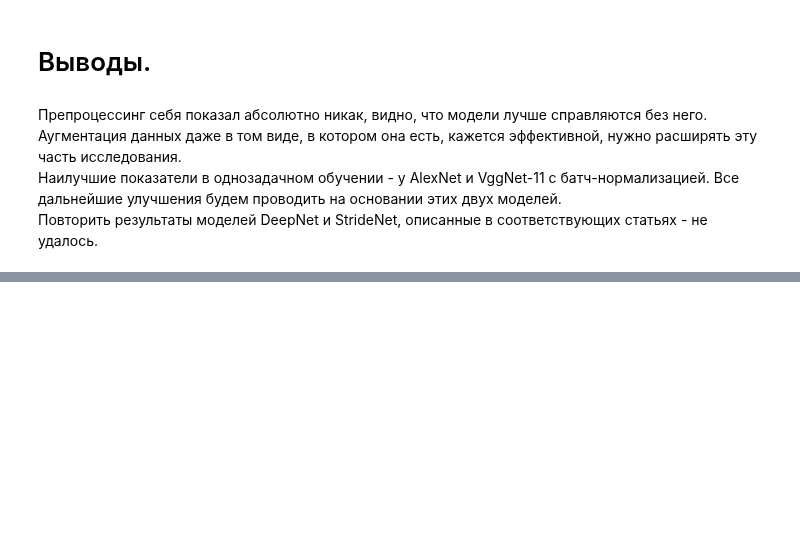
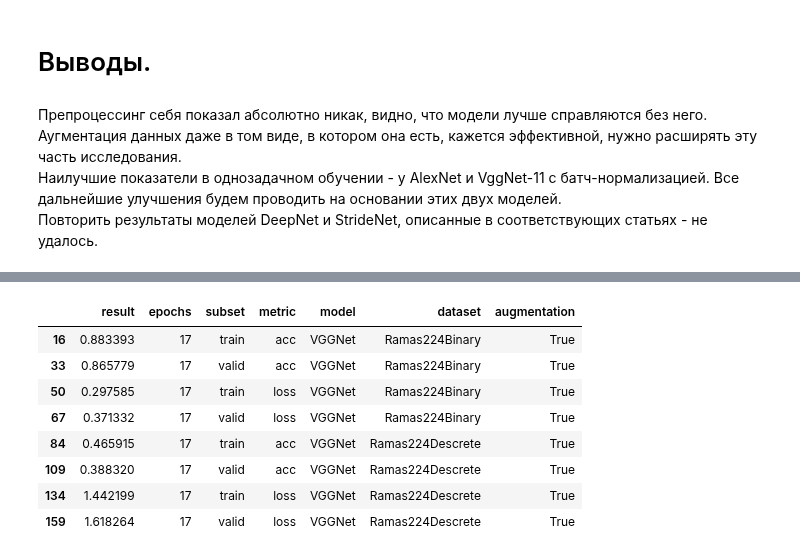
Before and after one commit to iamryabinov/SER_neuro, a Jupyter notebook: interpret_results.ipynb, the cells around one changed output, grey strips where cells are left out. Drawn from its saved outputs; the diff is of its cells as text; code cells hidden in the pictures; blank space fills up the shorter version.

```diff
--- a/interpret_results.ipynb
+++ b/interpret_results.ipynb
@@ -223,0 +299,13 @@ Validation accuracy у этих моделей получился идентич
+# %%
+first_results = df.loc[(df['model'] == 'VGGNet') & (df['augmentation'] == True) ]
+first_results.loc[first_results['epochs'] == 17]
+# %% [output]
+|  | result | epochs | subset | metric | model | dataset | augmentation |
+| 16 | 0.883393 | 17 | train | acc | VGGNet | Ramas224Binary | True |
+| 33 | 0.865779 | 17 | valid | acc | VGGNet | Ramas224Binary | True |
+| 50 | 0.297585 | 17 | train | loss | VGGNet | Ramas224Binary | True |
+| 67 | 0.371332 | 17 | valid | loss | VGGNet | Ramas224Binary | True |
+| 84 | 0.465915 | 17 | train | acc | VGGNet | Ramas224Descrete | True |
+| 109 | 0.388320 | 17 | valid | acc | VGGNet | Ramas224Descrete | True |
+| 134 | 1.442199 | 17 | train | loss | VGGNet | Ramas224Descrete | True |
+| 159 | 1.618264 | 17 | valid | loss | VGGNet | Ramas224Descrete | True |
```
Also changed, not shown: parts of 8 cells of this notebook, 6 other files.
